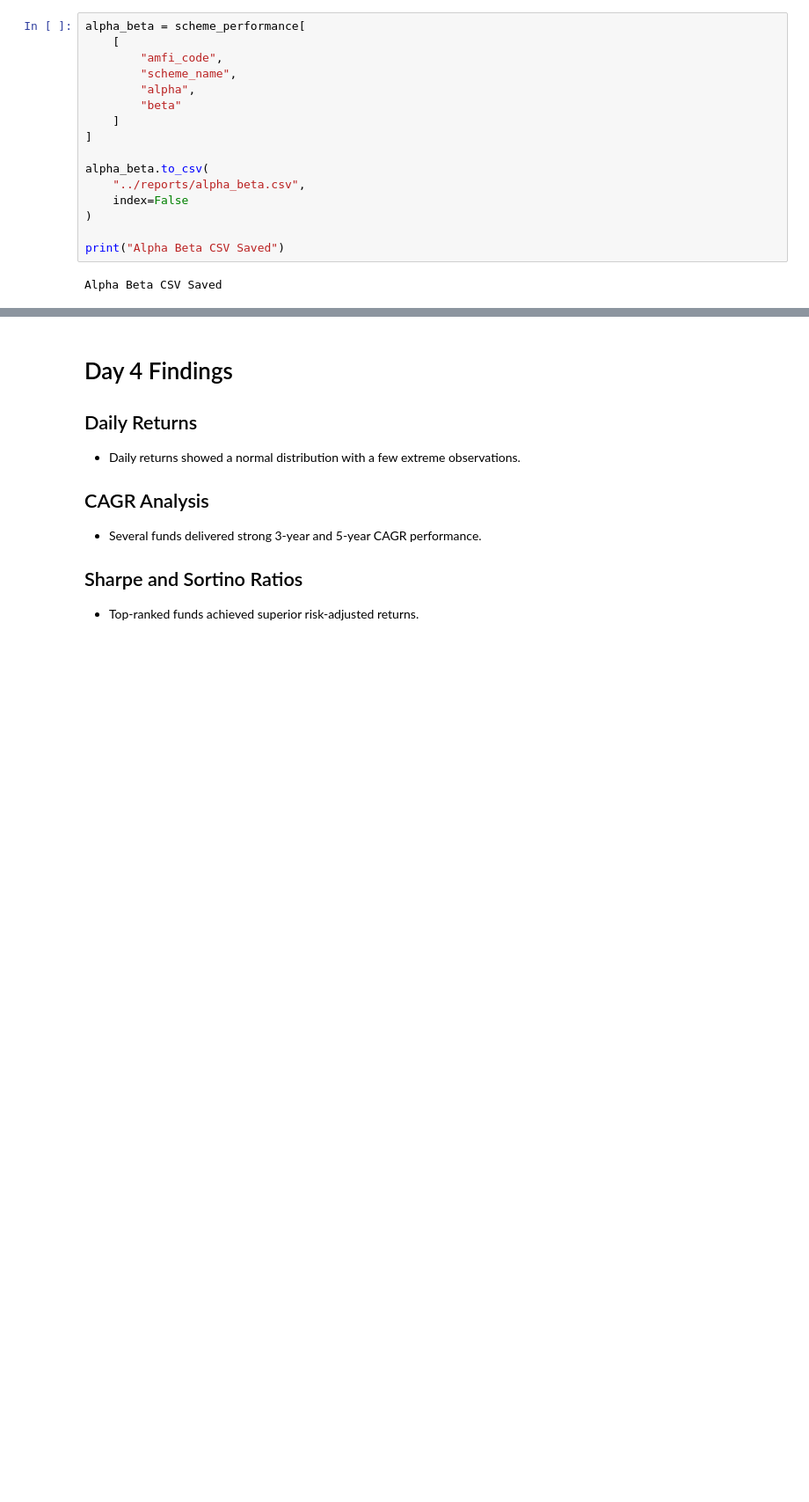
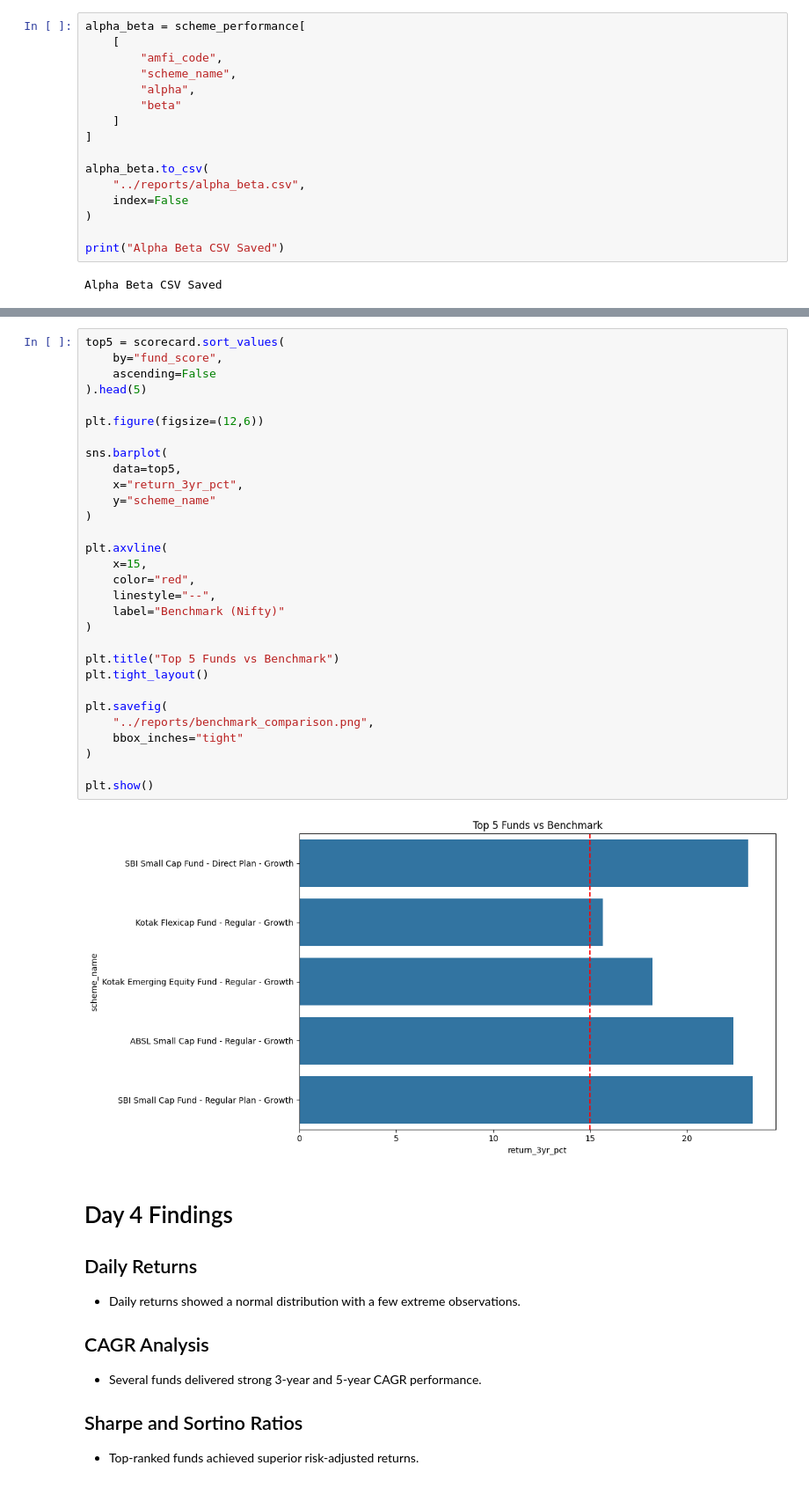
Before and after one commit to sengoku69/mutual_fund_analysis, a Jupyter notebook: notebooks/Performance_Analytics.ipynb, the cells around one changed output, grey strips where cells are left out. Shown at 88% size. Cells and saved outputs as stored; diff of their text form; blank space fills up the shorter version.

Commit message:
Day 4: Fund performance analytics complete

```diff
--- a/notebooks/Performance_Analytics.ipynb
+++ b/notebooks/Performance_Analytics.ipynb
@@ -325,3 +328,35 @@ plt.show()
+# %%
+top5 = scorecard.sort_values(
+    by="fund_score",
+    ascending=False
+).head(5)
+
+plt.figure(figsize=(12,6))
+
+sns.barplot(
+    data=top5,
+    x="return_3yr_pct",
+    y="scheme_name"
+)
+
+plt.axvline(
+    x=15,
+    color="red",
+    linestyle="--",
+    label="Benchmark (Nifty)"
+)
+
+plt.title("Top 5 Funds vs Benchmark")
+plt.tight_layout()
+
+plt.savefig(
+    "../reports/benchmark_comparison.png",
+    bbox_inches="tight"
+)
+
+plt.show()
+# %% [output]
+[figure, added]
 # %% [markdown]
 # Day 4 Findings
 
```
Also changed, not shown: parts of 2 cells of this notebook, 1 other file.
